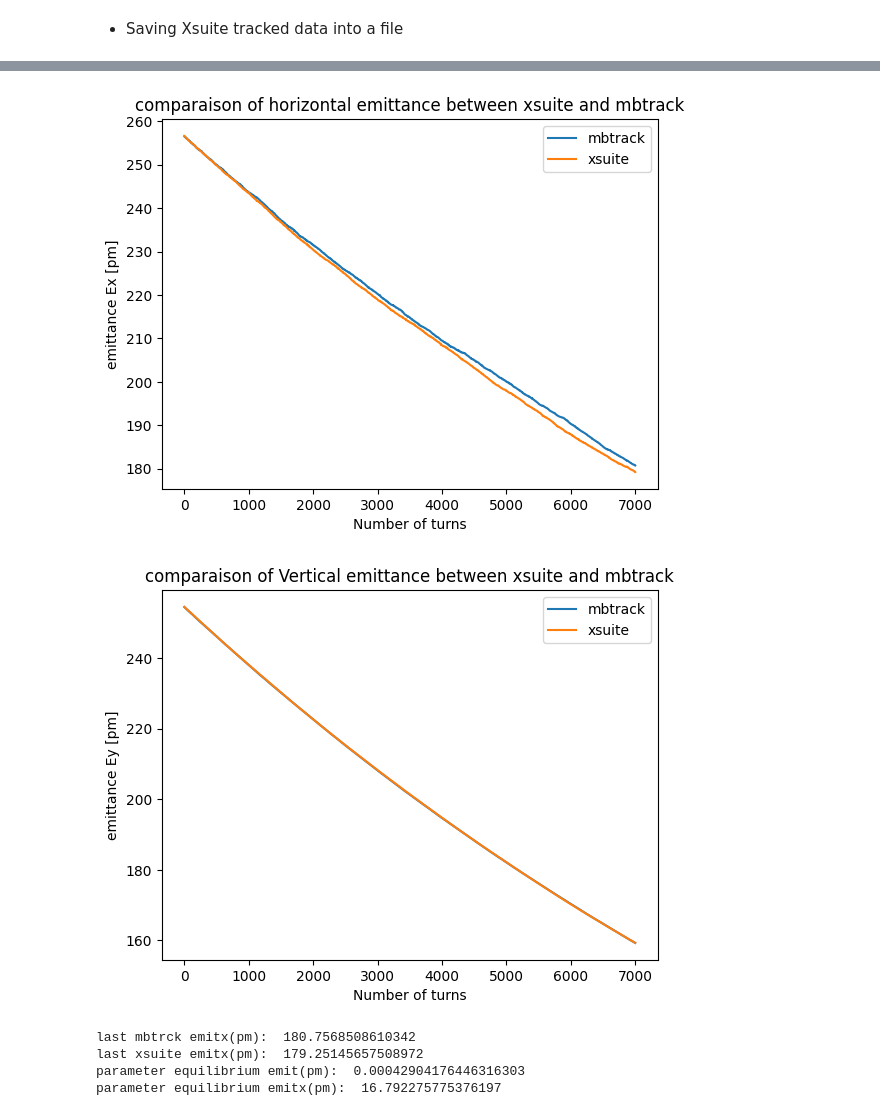
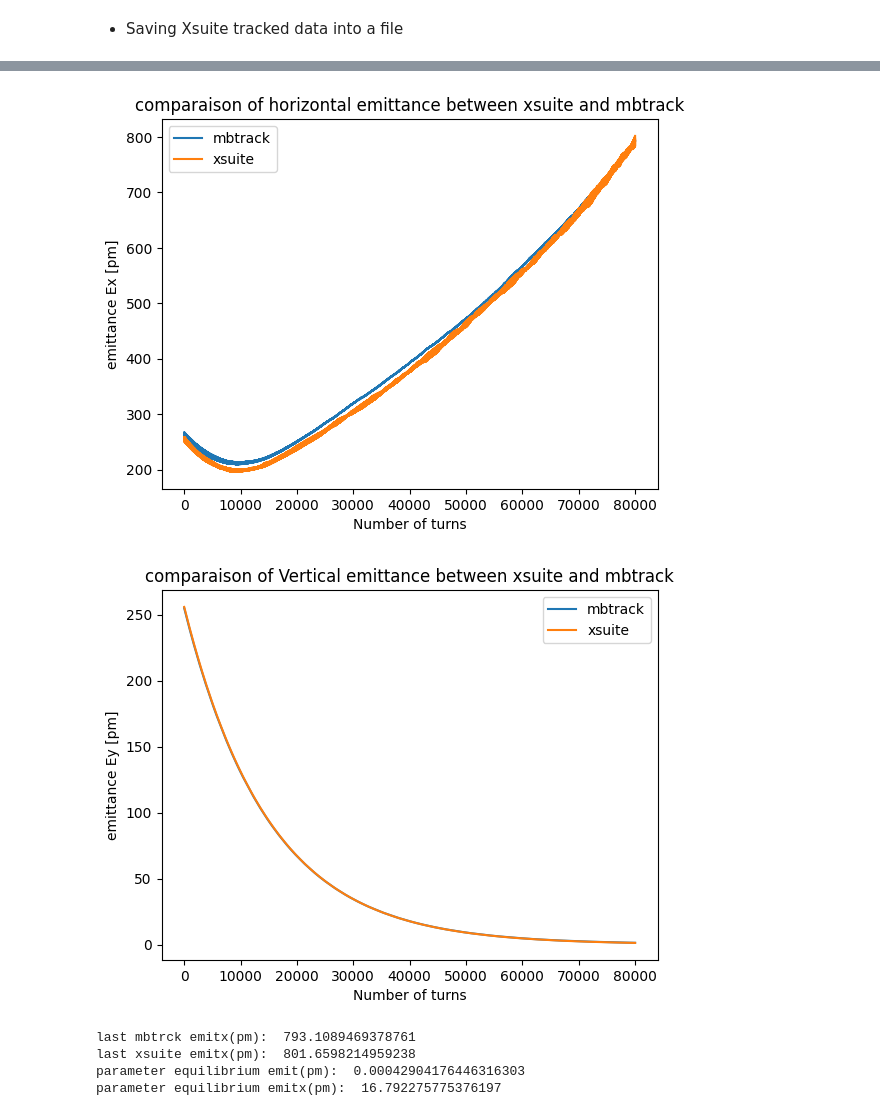
Before and after one commit to salaa23/Benchmark-ibs, a Jupyter notebook: Benchmark-IBS.ipynb, the cells around one changed output, grey strips where cells are left out. Saved outputs shown, nothing was run; the diff lists cells and outputs as text; code cells hidden in the pictures.

```diff
--- a/Benchmark-IBS.ipynb
+++ b/Benchmark-IBS.ipynb
@@ -91,6 +91,7 @@ class beam_param:
         self.alpha = inputs_tab['optics']['alpha'][mode] # momentum compaction
         self.I2 = inputs_tab['optics']['I2'][mode] # 2nd synchrotron integral
         self.I3 = inputs_tab['optics']['I3'][mode] # 3rd synchrotron integral
+        self.I4 = 5.920335834e-09 # for testing, calculated using MAD-X
         self.I5 = inputs_tab['optics']['I5'][mode] # 5th synchrotron integral
         self.I6 = 0 # 6th synchrotron integral
         self.dpt = inputs_tab['optics']['dpt'][mode] # maximum energy acceptance at injection
@@ -126,28 +127,21 @@ No mode entered -> default = z
 - This cell sets the default parameters, such as number of turns and number of macroparticles, as well as Time that will be used to name the file, both outputs will be named with the same reference date and time with slightly different comment.
 # %%
 temps = time.strftime("%y%m%d_%H%M%S", time.localtime())
-comment = "_ibs_dx_0_unmatched_xbunch_2e9Np"
-n_macroparticles = 100_0
+comment = "_ibs_Benchmark-real"
+n_macroparticles = 100_000
 n_turns = 70_000
 modelname = 'CIMP'
 input_dir = '_inputs/'
 output_dir = '_outputs/'
 optics_file = input_dir + 'heb_ring_withcav.json' # optics file
-lattice =  input_dir + 'V24_1FODO_02.mat'
+lattice =  input_dir + "V24_nocav.mat"#'V24_1FODO_02.mat'
 mass =xp.ELECTRON_MASS_EV # mass of the particle
 q0 = -1 # charge of the particle
 mbtrack2_output = output_dir + modelname+"_jupyter_"+temps+comment
 chunk_size = 10
 n_chunk = int(np.ceil(n_turns/chunk_size))
-ibs_slicing = 10
-beam_param.Np = 2.5e5
-# beam_param.damp_xy = 8.940073794
-# beam_param.damp_s = 4.470036897
-# beam_param.U0 = 1.360723085e6
-# beam_param.Vtot = 62e6
-# beam_param.sigmae = 0.0033
-# beam_param.sigmaz = 0.0012
-# beam_param.gamma = 39139.02368
+ibs_slicing = 1
+load_lattice = True
 # %% [markdown]
 ## Setting Line
 - Setting the line from which we will take the twiss parameters to build the map for both codes.
@@ -662,7 +674,7 @@ print("Done!")
 # %%
 #############################################json cell###################################
 file_name = "output_250411_091713.json"
-with open("_outputs/xsuite_jupyter_250602_150955__dx_min_matched_test_xbunch.json") as f:
+with open("_outputs/xsuite_250701_193642_65191436_ibs_mbt_context-47_loc02_32.942356133075705_.json") as f:
     outputs = json.load(f)
 
 parameters = vars(beam_param)
@@ -767,42 +779,42 @@ plt.show()
 # %%
 #############################################   hdf5 cell  ###################################
 %matplotlib inline
-file_ = "_outputs/CIMP_jupyter_250602_150955_dx_min_matched_test_xbunch.hdf5"
+file_ = "_outputs/CIMP_250702_095730_65268500_ibs_mbt_context-48_loc02_32.942356133075705_.hdf5"
 with h5py.File(file_, 'r') as f: # data file
     # print("Keys: %s" % f.keys())
     group = f["BunchData_1"]
     emit = group["emit"][:]
     current = f["BunchData_1"]["current"][0]
     emit = np.array(emit)
     mean = np.array(f["BunchData_1"]["mean"][:])
     std = np.array(f["BunchData_1"]["std"][:])
 
 plt.plot(emit[0,:]*1e12,label="mbtrack")
 plt.plot(emit_x*1e12, label="xsuite")
 plt.xlabel("Number of turns")
 plt.ylabel("emittance Ex [pm]")
 plt.title("comparaison of horizontal emittance between xsuite and mbtrack")
 # plt.xlim(0,10000)
 plt.legend()
 # plt.savefig("comparaison EX mbtrack using pshiS.png", dpi=300)
 plt.show()
 plt.plot(emit[1,:]*1e12,label="mbtrack")
 plt.plot(emit_y*1e12, label="xsuite")
 plt.xlabel("Number of turns")
 plt.ylabel("emittance Ey [pm]")
 plt.title("comparaison of Vertical emittance between xsuite and mbtrack")
 plt.legend()
 # plt.savefig("comparaison EY mbtrack using pshiS.png", dpi=300)
 plt.show()
 print("last mbtrck emitx(pm): ",emit[0,-1]*1e12)
 print("last xsuite emitx(pm): ",emit_x[-1]*1e12)
 print("parameter equilibrium emit(pm): ",beam_param.emit_eq*1e12/beam_param.gamma)
 print("parameter equilibrium emitx(pm): ",beam_param.epsnx_eq*1e12/beam_param.gamma)
 # %% [output]
-[figure, old version]
+[figure, new version]
-[figure, old version]
+[figure, new version]
-last mbtrck emitx(pm):  180.7568508610342
-last xsuite emitx(pm):  179.25145657508972
+last mbtrck emitx(pm):  793.1089469378761
+last xsuite emitx(pm):  801.6598214959238
 parameter equilibrium emit(pm):  0.00042904176446316303
 parameter equilibrium emitx(pm):  16.792275775376197
 # %%
```
Also changed, not shown: parts of 27 cells of this notebook, 1 other file.
